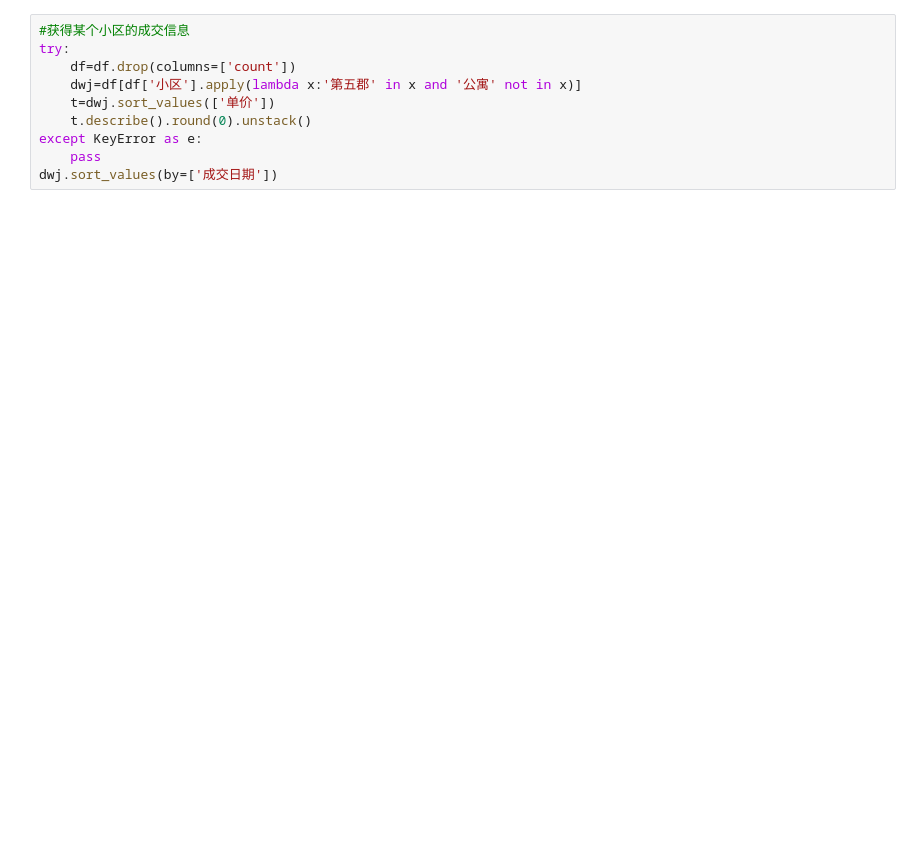
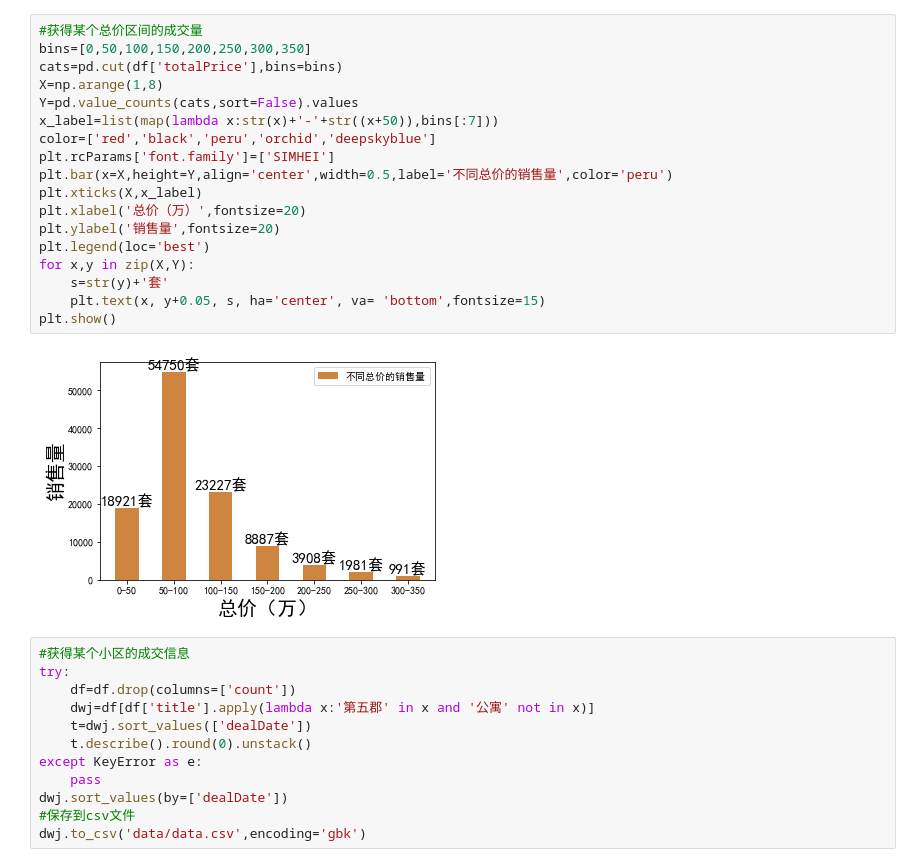
Before and after one commit to hc198974/spider_lianjia, a Jupyter notebook: describe_data.ipynb, the cells around one changed output. Cells and saved outputs as stored; diff of their text form; blank space fills up the shorter version.

```diff
--- a/describe_data.ipynb
+++ b/describe_data.ipynb
@@ -68,10 +95,32 @@ plt.show()
+# %%
+#获得某个总价区间的成交量
+bins=[0,50,100,150,200,250,300,350]
+cats=pd.cut(df['totalPrice'],bins=bins)
+X=np.arange(1,8)
+Y=pd.value_counts(cats,sort=False).values
+x_label=list(map(lambda x:str(x)+'-'+str((x+50)),bins[:7]))
+color=['red','black','peru','orchid','deepskyblue']
+plt.rcParams['font.family']=['SIMHEI']
+plt.bar(x=X,height=Y,align='center',width=0.5,label='不同总价的销售量',color='peru')
+plt.xticks(X,x_label)
+plt.xlabel('总价（万）',fontsize=20)
+plt.ylabel('销售量',fontsize=20)
+plt.legend(loc='best')
+for x,y in zip(X,Y):
+    s=str(y)+'套'
+    plt.text(x, y+0.05, s, ha='center', va= 'bottom',fontsize=15)
+plt.show()
+# %% [output]
+[figure, added]
 # %%
 #获得某个小区的成交信息
 try:
     df=df.drop(columns=['count'])
-    dwj=df[df['小区'].apply(lambda x:'第五郡' in x and '公寓' not in x)]
-    t=dwj.sort_values(['单价'])
+    dwj=df[df['title'].apply(lambda x:'第五郡' in x and '公寓' not in x)]
+    t=dwj.sort_values(['dealDate'])
     t.describe().round(0).unstack()
 except KeyError as e:
     pass
-dwj.sort_values(by=['成交日期'])
+dwj.sort_values(by=['dealDate'])
+#保存到csv文件
+dwj.to_csv('data/data.csv',encoding='gbk')
```
Also changed, not shown: parts of 8 cells of this notebook, 4 other files.
